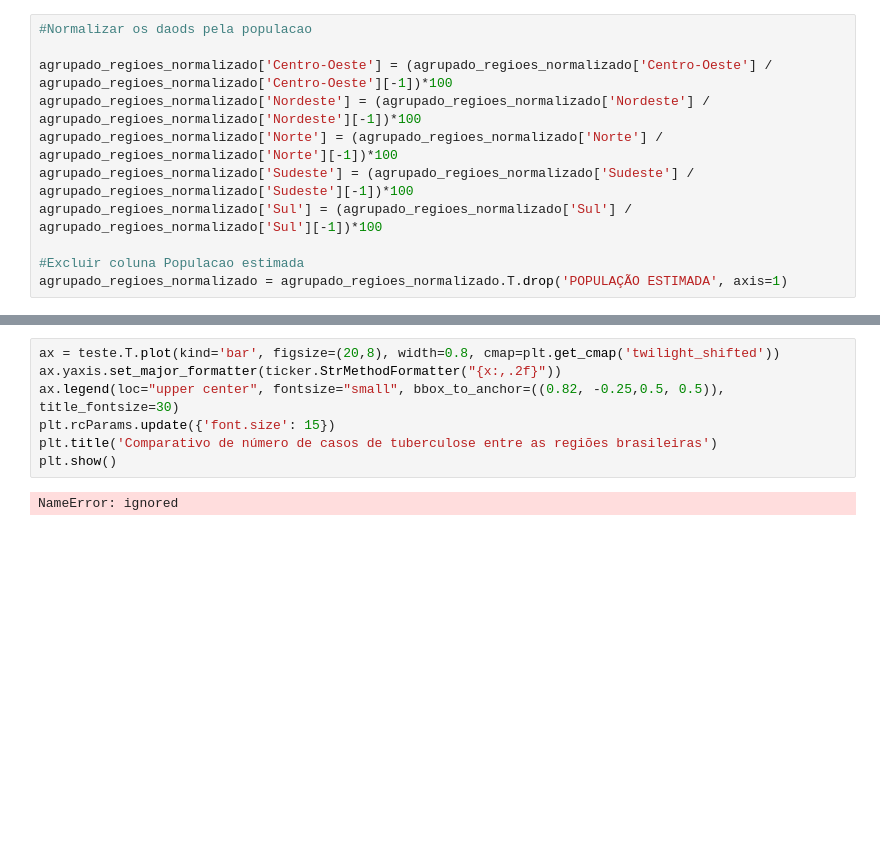
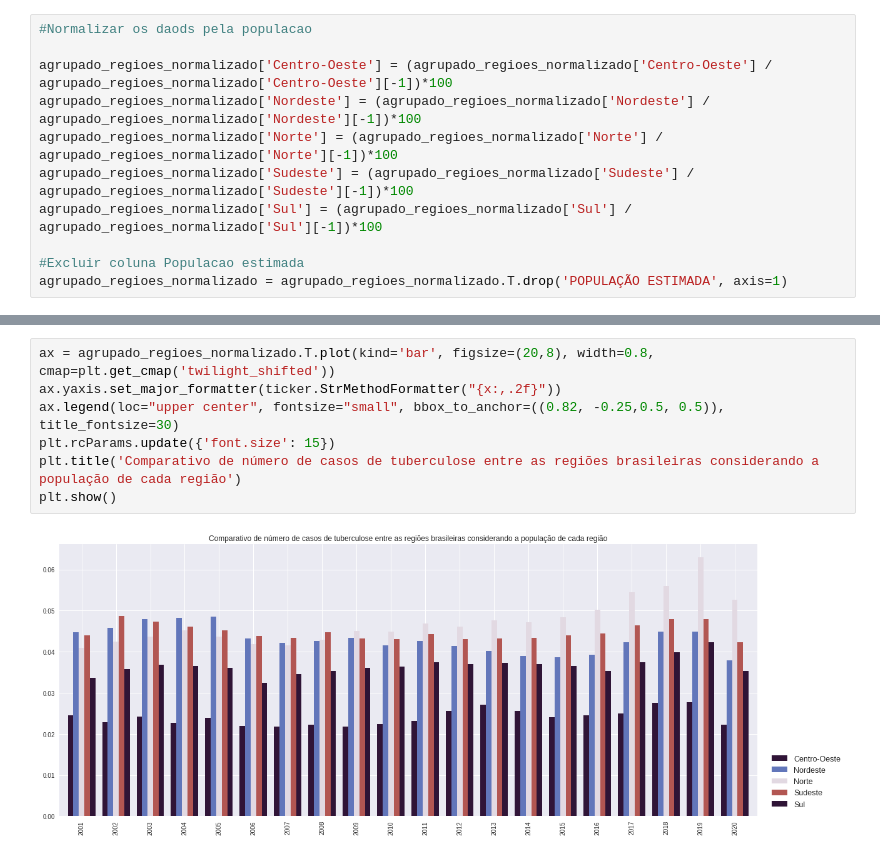
Before and after one commit to IgorQuaresma/-bootcamp_alura_projetos, a Jupyter notebook: bootcamp_alura_projeto1.ipynb, the cells around one changed output, grey strips where cells are left out. Saved outputs shown, nothing was run; the diff lists cells and outputs as text; blank space fills up the shorter version.

```diff
--- a/bootcamp_alura_projeto1.ipynb
+++ b/bootcamp_alura_projeto1.ipynb
@@ -208,9 +201,9 @@ agrupado_regioes_normalizado
 # %%
-ax = teste.T.plot(kind='bar', figsize=(20,8), width=0.8, cmap=plt.get_cmap('twilight_shifted'))
+ax = agrupado_regioes_normalizado.T.plot(kind='bar', figsize=(20,8), width=0.8, cmap=plt.get_cmap('twilight_shifted'))
 ax.yaxis.set_major_formatter(ticker.StrMethodFormatter("{x:,.2f}"))
 ax.legend(loc="upper center", fontsize="small", bbox_to_anchor=((0.82, -0.25,0.5, 0.5)), title_fontsize=30)
 plt.rcParams.update({'font.size': 15})
-plt.title('Comparativo de número de casos de tuberculose entre as regiões brasileiras')
+plt.title('Comparativo de número de casos de tuberculose entre as regiões brasileiras considerando a população de cada região')
 plt.show()
 # %% [output]
-NameError: ignored
+[figure, added]
```
Also changed, not shown: parts of 12 cells of this notebook.
